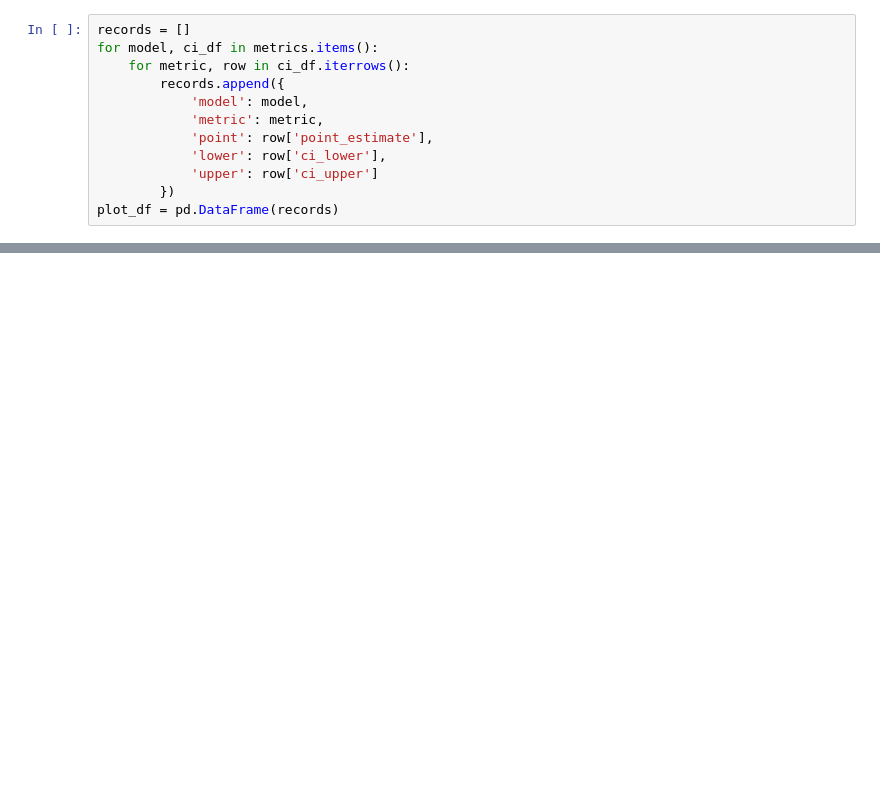
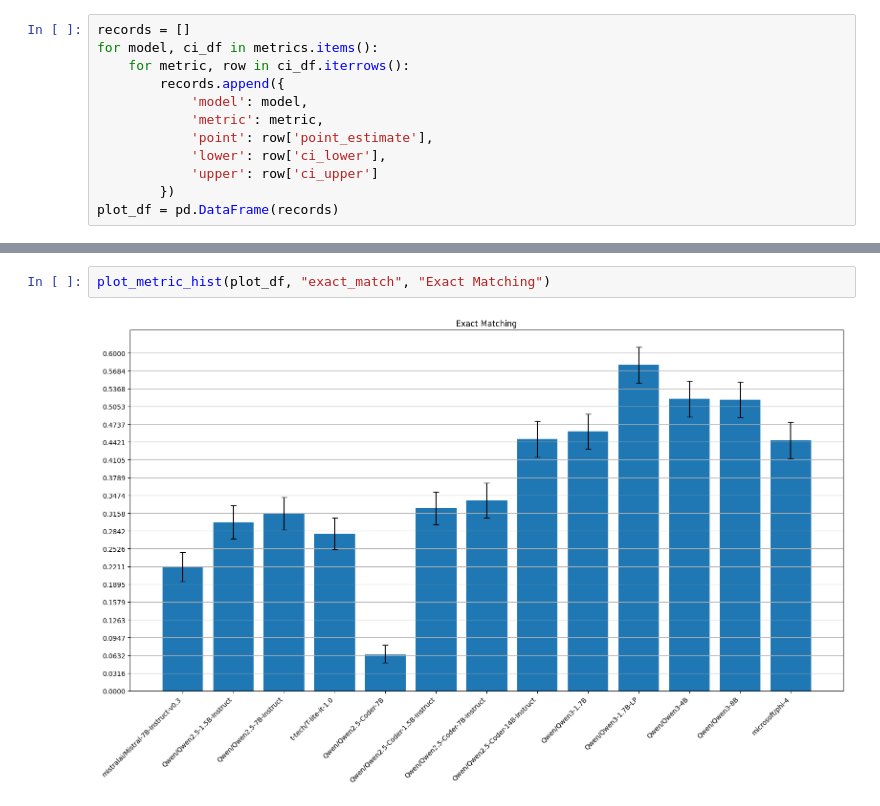
Before and after one commit to kavlab/text-to-1c, a Jupyter notebook: evaluate/compare.ipynb, the cells around one changed output, grey strips where cells are left out. Drawn from its saved outputs; the diff is of its cells as text; blank space fills up the shorter version.

```diff
--- a/evaluate/compare.ipynb
+++ b/evaluate/compare.ipynb
@@ -169,0 +157,4 @@ plt.show()
+# %%
+plot_metric_hist(plot_df, "exact_match", "Exact Matching")
+# %% [output]
+[figure, added]
```
Also changed, not shown: parts of 29 cells of this notebook.
